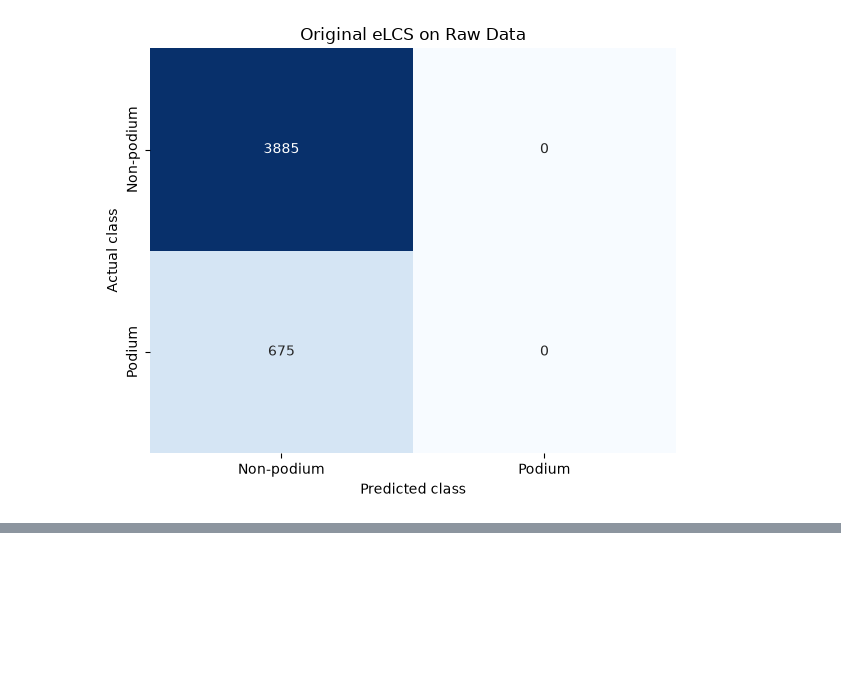
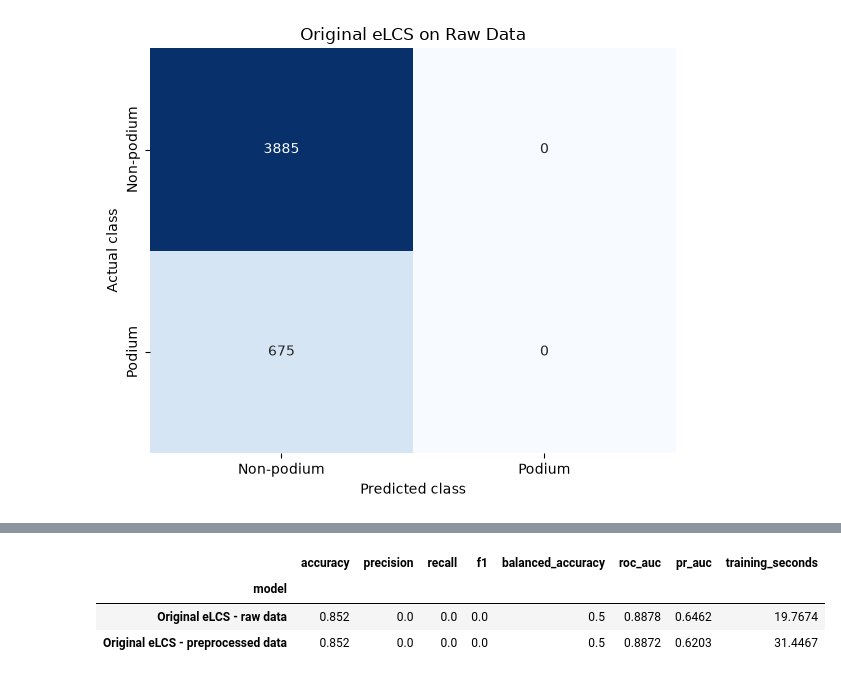
Before and after one commit to aarongoel22/Apex-Predictors-Phase-2, a Jupyter notebook: Apex_Predictors_Phase2_24257694.ipynb, the cells around one changed output, grey strips where cells are left out. Saved outputs shown, nothing was run; the diff lists cells and outputs as text; code cells hidden in the pictures; blank space fills up the shorter version.

```diff
--- a/Apex_Predictors_Phase2_24257694.ipynb
+++ b/Apex_Predictors_Phase2_24257694.ipynb
@@ -576,0 +819,29 @@ plt.show()
+# %%
+# Learn replacement values using the historical training races only
+processed_imputer = SimpleImputer(
+    strategy="median"
+)
+
+X_processed_train = processed_imputer.fit_transform(
+    X_processed_train_df
+)
+
+# Apply the same training medians to the later test races
+X_processed_test = processed_imputer.transform(
+    X_processed_test_df
+)
+
+# Confirm that the eLCS input contains complete numerical values
+assert not np.isnan(X_processed_train).any()
+assert not np.isnan(X_processed_test).any()
+
+processed_imputation_values = pd.Series(
+    processed_imputer.statistics_,
+    index=processed_feature_names,
+    name="Training median"
+)
+
+print("Remaining training missing values:", np.isnan(X_processed_train).sum())
+print("Remaining testing missing values:", np.isnan(X_processed_test).sum())
+
+processed_imputation_values.round(3)
@@ -576,0 +982,17 @@ plt.show()
+# %%
+# Compare the raw and preprocessed systems using the same test period
+baseline_comparison = pd.DataFrame([
+    raw_elcs_results,
+    processed_elcs_results
+])
+
+baseline_comparison = baseline_comparison.set_index(
+    "model"
+)
+
+baseline_comparison.round(4)
+# %% [output]
+|  | accuracy | precision | recall | f1 | balanced_accuracy | roc_auc | pr_auc | training_seconds |
+| model |  |  |  |  |  |  |  |  |
+| Original eLCS - raw data | 0.852 | 0.0 | 0.0 | 0.0 | 0.5 | 0.8878 | 0.6462 | 19.7674 |
+| Original eLCS - preprocessed data | 0.852 | 0.0 | 0.0 | 0.0 | 0.5 | 0.8872 | 0.6203 | 31.4467 |
```
Also changed, not shown: parts of 13 cells of this notebook, 1 other file.
